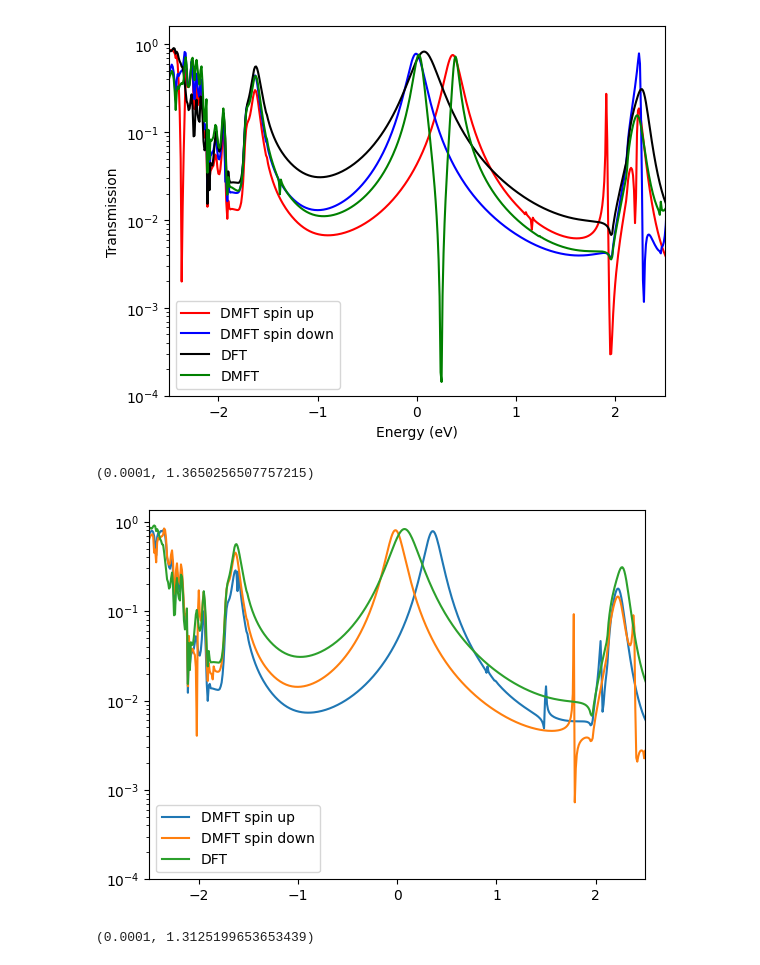
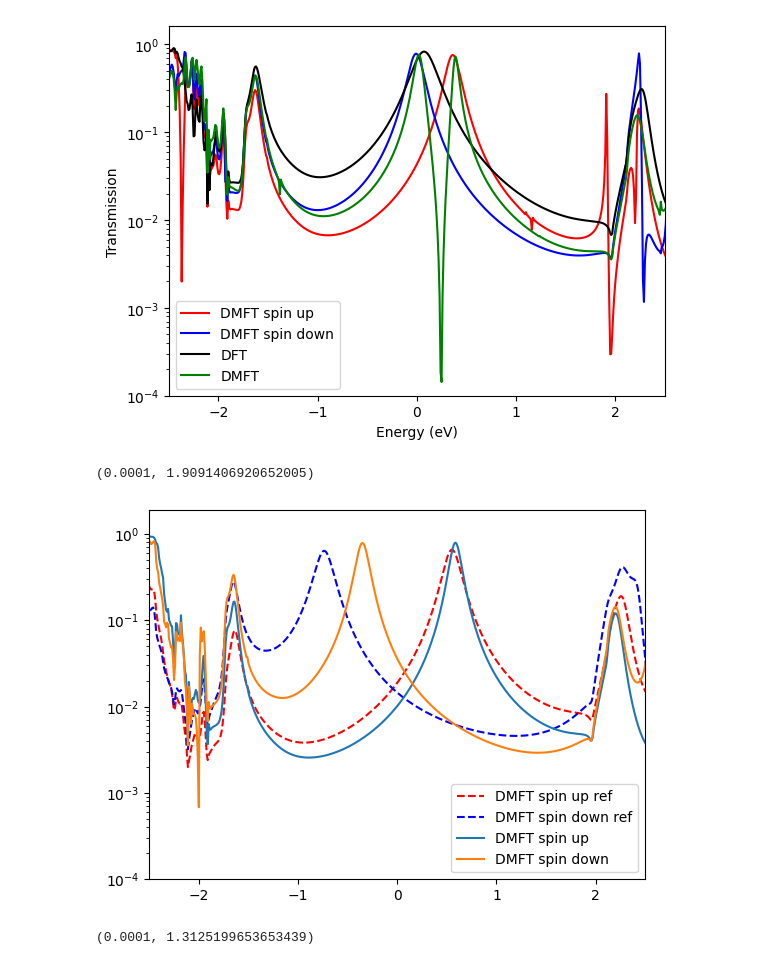
Before and after one commit to aj0337/qtpyt-tests, a Jupyter notebook: pentadienyl/notebooks/analysis.ipynb, the cells around one changed output. Cells and saved outputs as stored; diff of their text form; code cells hidden in the pictures.

```diff
--- a/pentadienyl/notebooks/analysis.ipynb
+++ b/pentadienyl/notebooks/analysis.ipynb
@@ -23,6 +23,6 @@ plt.ylim(bottom=1e-4)
 # %% [output]
 FileNotFoundError: [Errno 2] No such file or directory: '../output/lowdin/dmft/no_spin/dmft_transmission.npy'
 # %%
-Eref,Tref = np.load("../reference/ET_dft.npy")
-_, Tref_up = np.load("../reference/ET_dmft_up.npy")
-_, Tref_down = np.load("../reference/ET_dmft_dw.npy")
+Eref,Tref = np.load("./reference/ET_dft.npy")
+_, Tref_up = np.load("./reference/ET_dmft_up.npy")
+_, Tref_down = np.load("./reference/ET_dmft_dw.npy")
@@ -45,18 +43,21 @@ plt.ylim(bottom=1e-4)
 (0.0001, 1.6172328053603608)
 [figure]
 # %%
-E,T_spin_up = np.load("../output/lowdin/beta_1500.0/dmft_transmission_up.npy")
-_,T_spin_down = np.load("../output/lowdin/beta_1500.0/dmft_transmission_dw.npy")
+E,T_spin_up = np.load("./output/lowdin/beta_1000/dmft/spin/field_0.005/adjust_mu_False/dmft_transmission_up.npy")
+_,T_spin_down = np.load("./output/lowdin/beta_1000/dmft/spin/field_0.005/adjust_mu_False/dmft_transmission_dw.npy")
+
+plt.plot(Eref,Tref_up,label='DMFT spin up ref',color='red',linestyle='--')
+plt.plot(Eref,Tref_down,label='DMFT spin down ref',color='blue',linestyle='--')
+
 plt.plot(E,T_spin_up,label='DMFT spin up')
 plt.plot(E,T_spin_down,label='DMFT spin down')
-plt.plot(E,T_dft,label='DFT')
 plt.yscale('log')
 plt.legend()
 plt.xlim(-2.5,2.5)
 plt.ylim(bottom=1e-4)
 # %% [output]
-(0.0001, 1.3650256507757215)
+(0.0001, 1.9091406920652005)
-[figure, old version]
+[figure, new version]
 # %%
 E,T_dft = np.load("./output/lowdin/ferretti/dft_transmission_non_btm_no_correction.npy")
 plt.plot(E,T_dft,label='DFT')
```
Also changed, not shown: parts of 2 cells of this notebook, 6 other files.
